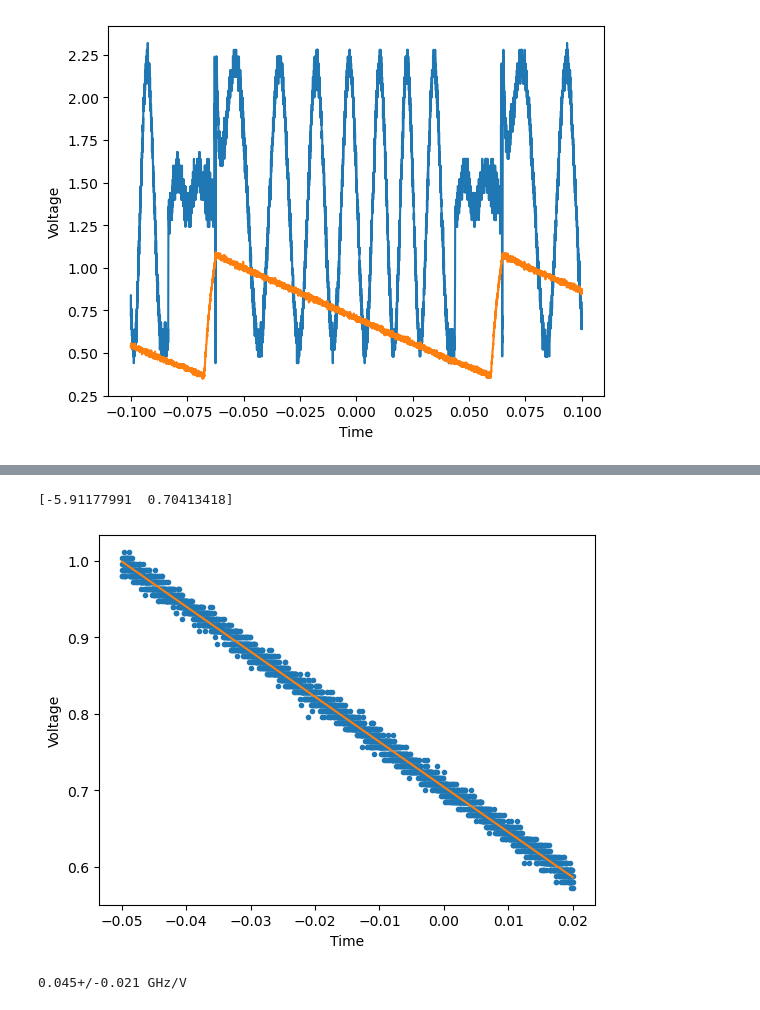
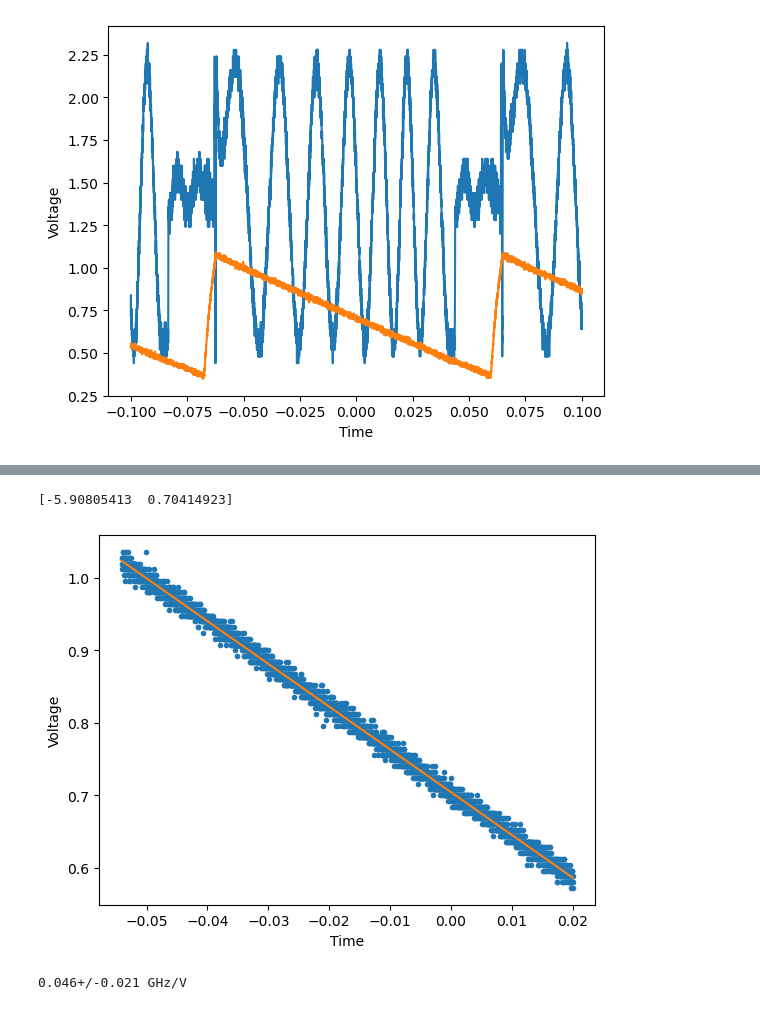
Before and after one commit to LaraTatli18/doppler-free-laser-spectroscopy, a Jupyter notebook: Calibrate.ipynb, the cells around one changed output, grey strips where cells are left out. Saved outputs shown, nothing was run; the diff lists cells and outputs as text; code cells hidden in the pictures.

```diff
--- a/Calibrate.ipynb
+++ b/Calibrate.ipynb
@@ -51,11 +51,11 @@ plt.show()
 
 #remove the first part of the voltage data until we reach 95% of the max, this ensures next time the data decreases below 90% it is the begginng of the sawtooth decline
 ch1_v_max=np.max(voltage_ch1)
-first_cutoff_index=np.argmax(voltage_ch1>ch1_v_max*0.95)
+first_cutoff_index=np.argmax(voltage_ch1>ch1_v_max*0.99)
 trunc_voltage_ch1=voltage_ch1[first_cutoff_index::]
 
 #remove the first part of the truncated voltage data until we descend below 90% of the max
-start_index=np.argmax(trunc_voltage_ch1<=ch1_v_max*0.90)
+start_index=np.argmax(trunc_voltage_ch1<=ch1_v_max*0.93)
 
 #now assuming we only have one cycle, the minimum value should be the end of our descent so we can remove anything after it
 end_index=np.argmin(trunc_voltage_ch1)
@@ -176,34 +223,36 @@ reduces chi squared: 208.42282580109185
 # %%
 #straight line fit on the channel 1 voltage to find the change in voltage across that period
 
 def linear(time, gradient, intecepet):
 	return gradient*time+intecepet
 
 ch1_errs=np.full(trunc_voltage_ch1.size,ch1_err)
 
 popt,pcov=curve_fit(
 	f=linear,
 	xdata=trunc_time_ch1,
 	ydata=trunc_voltage_ch1,
-	p0=(-6,0.7)
+	p0=(-6,0.7),
+	sigma=ch1_errs,
+	absolute_sigma=True
 )
 
 print(popt)
 
 voltage_fit_ch1=linear(trunc_time_ch1,*popt)
 
 Vgrad=ufloat(popt[0],pcov[0,0])
 
 plt.scatter(trunc_time_ch1, trunc_voltage_ch1,marker='.')
 plt.plot(trunc_time_ch1, voltage_fit_ch1,color='C1')
 
 plt.xlabel('Time')
 plt.ylabel('Voltage')
 
 plt.show()
 # %% [output]
-[-5.91177991  0.70413418]
+[-5.90805413  0.70414923]
-[figure, old version]
+[figure, new version]
 # %%
 #calculate the ratio between freaquency and voltage
 
@@ -215,4 +264,4 @@ FVratio=(const.c)/(2*(L1-L2)) * (Vgrad * period)
 
 print(FVratio*10**(-9),"GHz/V")
 # %% [output]
-0.045+/-0.021 GHz/V
+0.046+/-0.021 GHz/V
```
Also changed, not shown: parts of 7 cells of this notebook.
